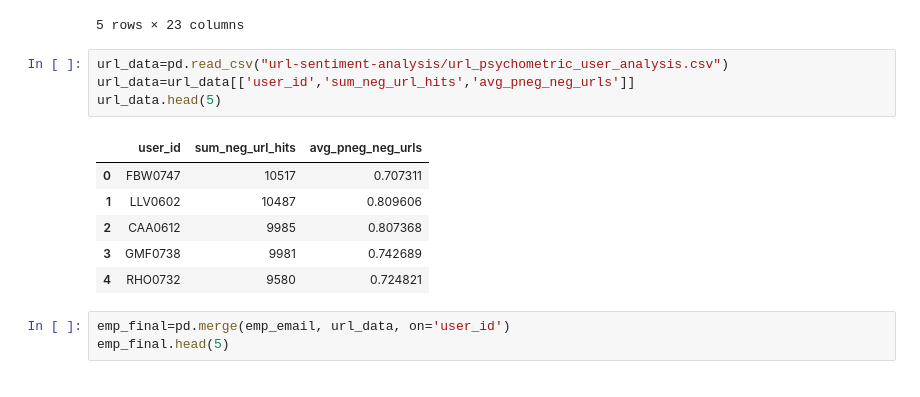
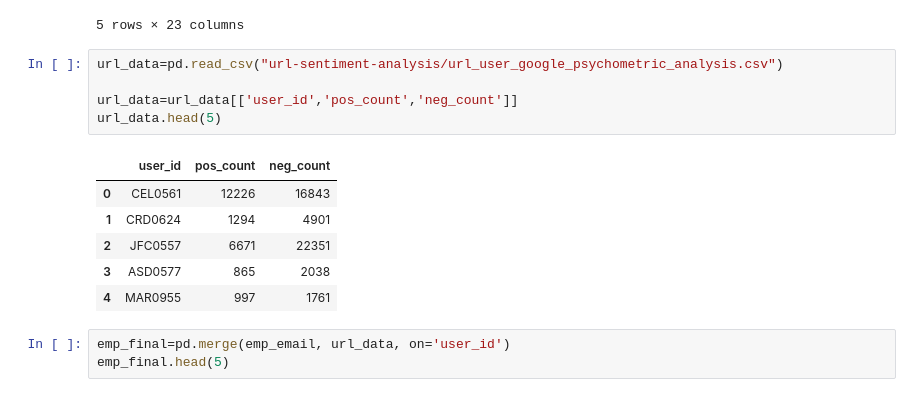
Before and after one commit to TalhaGhaffar/Data-Analytics, a Jupyter notebook: Email_Sentiment_Analysis-Copy1.ipynb, the cells around one changed output. Cells and saved outputs as stored; diff of their text form.

```diff
--- a/Email_Sentiment_Analysis-Copy1.ipynb
+++ b/Email_Sentiment_Analysis-Copy1.ipynb
@@ -117,16 +116,17 @@ emp_email.head(5)
 | 4 | Micah Abdul Rojas | MAR0955 | Micah.Abdul.Rojas@dtaa.com | ProductionLineWorker | 1 | 3 - Manufacturing | 3 - Assembly | 6 - AssemblyDept | ... |
 5 rows × 23 columns
 # %%
-url_data=pd.read_csv("url-sentiment-analysis/url_psychometric_user_analysis.csv")
-url_data=url_data[['user_id','sum_neg_url_hits','avg_pneg_neg_urls']]
+url_data=pd.read_csv("url-sentiment-analysis/url_user_google_psychometric_analysis.csv")
+
+url_data=url_data[['user_id','pos_count','neg_count']]
 url_data.head(5)
 # %% [output]
-|  | user_id | sum_neg_url_hits | avg_pneg_neg_urls |
-| 0 | FBW0747 | 10517 | 0.707311 |
-| 1 | LLV0602 | 10487 | 0.809606 |
-| 2 | CAA0612 | 9985 | 0.807368 |
-| 3 | GMF0738 | 9981 | 0.742689 |
-| 4 | RHO0732 | 9580 | 0.724821 |
+|  | user_id | pos_count | neg_count |
+| 0 | CEL0561 | 12226 | 16843 |
+| 1 | CRD0624 | 1294 | 4901 |
+| 2 | JFC0557 | 6671 | 22351 |
+| 3 | ASD0577 | 865 | 2038 |
+| 4 | MAR0955 | 997 | 1761 |
 # %%
 emp_final=pd.merge(emp_email, url_data, on='user_id')
 emp_final.head(5)
```
Also changed, not shown: parts of 21 cells of this notebook, 1 other file.
